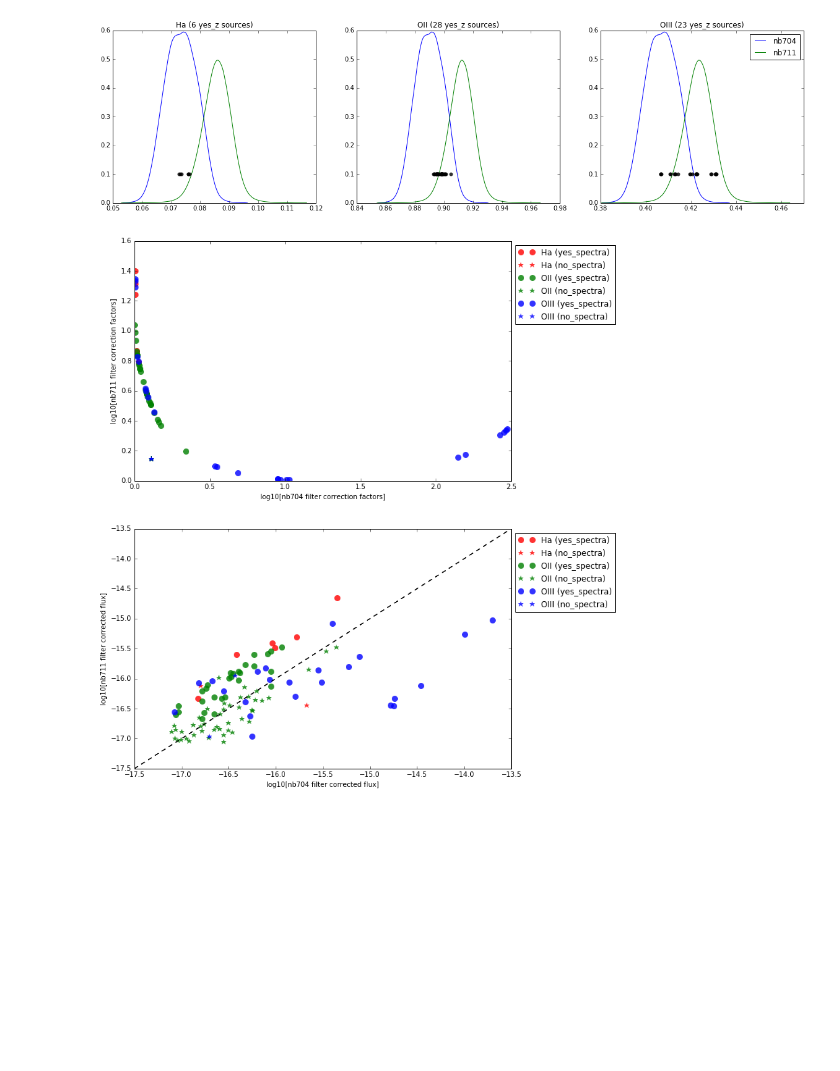
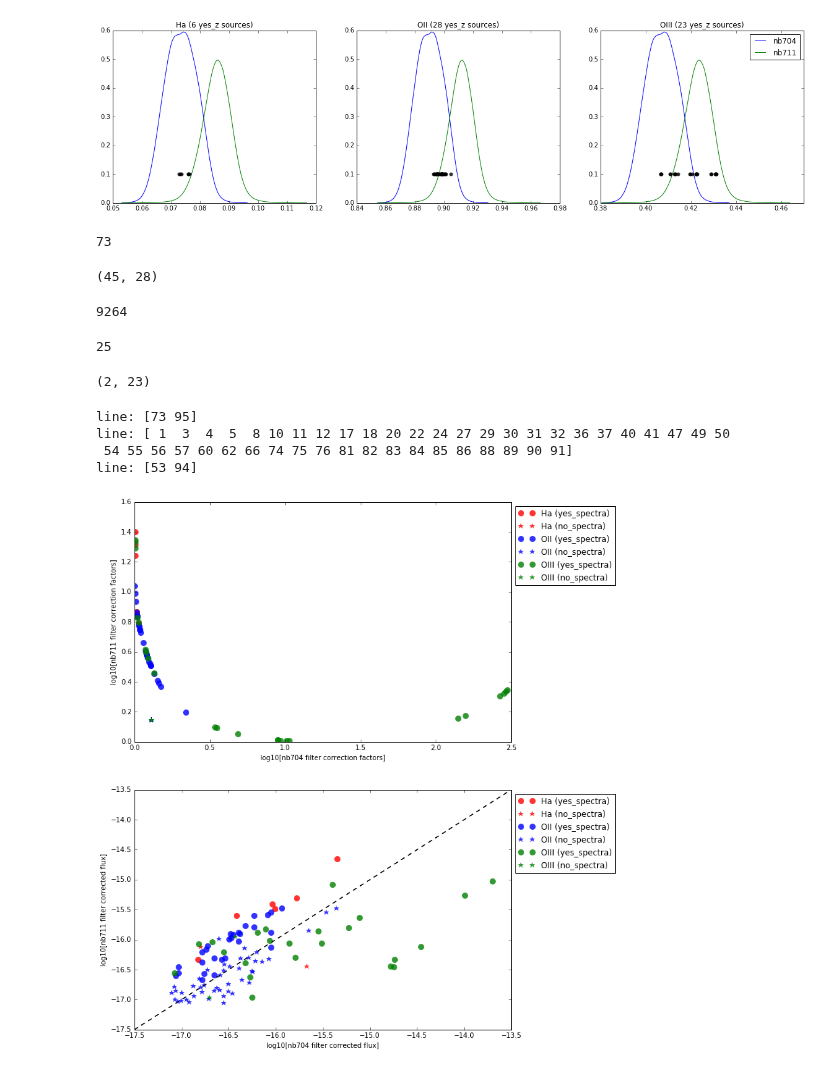
Before and after one commit to kaitshin/LowM_MainSequence, a Jupyter notebook: dual_emitting_filter_corrections.ipynb, the cells around one changed output. Cells and saved outputs as stored; diff of their text form; code cells hidden in the pictures; blank space fills up the shorter version.

```diff
--- a/dual_emitting_filter_corrections.ipynb
+++ b/dual_emitting_filter_corrections.ipynb
@@ -94,3 +122,13 @@ for i, line, ltitle in zip(range(3), [6562.8, 3727.0, 5006.8], ['Ha', 'OII', 'OI
 f.set_size_inches(20,5)
 # %% [output]
 [figure]
+# %%
+a = np.array([x for x in range(len(dual)) if 'OII-NB7' in NAME0[dual][x]])
+
+len(a)
+# %% [output]
+73
+# %%
+len([x for x in zspec0[dual[a]] if x < 0 or x > 9]), len([x for x in zspec0[dual[a]] if x > 0 and x < 9])
+# %% [output]
+(45, 28)
@@ -97,13 +137,26 @@ f.set_size_inches(20,5)
+# %%
+len(NAME0)
+# %% [output]
+9264
+# %%
+a = np.array([x for x in range(len(dual)) if 'OIII-NB7' in NAME0[dual][x]])
+print len(a)
+len([x for x in zspec0[dual[a]] if x < 0 or x > 9]), len([x for x in zspec0[dual[a]] if x > 0 and x < 9])
+# zspec0[dual[a]]
+# %% [output]
+25
+(2, 23)
 # %%
 nb704_filt_corr_factors = np.zeros(len(dual))
 nb711_filt_corr_factors = np.zeros(len(dual))
 
 f, ax = plt.subplots(2,1)
 
-for line, linecent, col in zip(['Ha', 'OII', 'OIII'], [6562.8, 3727.0, 5006.8], ['red','green','blue']):
+for line, linecent, col in zip(['Ha', 'OII', 'OIII'], [6562.8, 3727.0, 5006.8], ['red','blue','green']):
     lmatch = np.array([x for x in range(len(dual)) if line+'-NB7' in NAME0[dual][x]])
     yz = lmatch[np.where((zspec0[dual[lmatch]] > 0) & (zspec0[dual[lmatch]] < 9))[0]]
     nz = lmatch[np.where((zspec0[dual[lmatch]] < 0) | (zspec0[dual[lmatch]] > 9))[0]]
+    print 'line:', nz
 
     ## nb704 corrs
     # no spectra
@@ -123,34 +176,38 @@ for line, linecent, col in zip(['Ha', 'OII', 'OIII'], [6562.8, 3727.0, 5006.8],
     # yes spectra
     z_filt2 = nb711_response['col1'].data/linecent - 1
     yresponse2 = np.array(nb711_response['col2'])
     f2 = interp1d(z_filt2, nb711_response['col2'])
     fcorr2 = np.log10(1.0/(f2(zspec0[dual[yz]])/max(yresponse2)))
     nb711_filt_corr_factors[yz] = fcorr2
 
 
     # plotting
     ax[0].plot(nb704_filt_corr_factors[yz], nb711_filt_corr_factors[yz],
                c=col, marker='o', lw=0, alpha=0.8, ms=9, mew=0, label=line+' (yes_spectra)')
     ax[0].plot(nb704_filt_corr_factors[nz], nb711_filt_corr_factors[nz],
                c=col, marker='*', lw=0, alpha=0.8, ms=9, mew=0, label=line+' (no_spectra)')
     ax[0].set_xlabel('log10[nb704 filter correction factors]')
     ax[0].set_ylabel('log10[nb711 filter correction factors]')
     ax[0].legend(loc='upper left', bbox_to_anchor=(1.0,1.0))
 
     ax[1].plot(allcolsdata['NB704_FLUX'][dual[yz]]+nb704_filt_corr_factors[yz],
                allcolsdata['NB711_FLUX'][dual[yz]]+nb711_filt_corr_factors[yz],
                c=col, marker='o', lw=0, alpha=0.8, ms=9, mew=0, label=line+' (yes_spectra)')
     ax[1].plot(allcolsdata['NB704_FLUX'][dual[nz]]+nb704_filt_corr_factors[nz],
                allcolsdata['NB711_FLUX'][dual[nz]]+nb711_filt_corr_factors[nz],
                c=col, marker='*', lw=0, alpha=0.8, ms=9, mew=0, label=line+' (no_spectra)')
     ax[1].plot([-17.5,-13.5], [-17.5, -13.5], 'k--')
     ax[1].set_xlabel('log10[nb704 filter corrected flux]')
     ax[1].set_ylabel('log10[nb711 filter corrected flux]')
     ax[1].legend(loc='upper left', bbox_to_anchor=(1.0,1.0))
 
 f.set_size_inches(10,14)
 # %% [output]
+line: [73 95]
+line: [ 1  3  4  5  8 10 11 12 17 18 20 22 24 27 29 30 31 32 36 37 40 41 47 49 50
+ 54 55 56 57 60 62 66 74 75 76 81 82 83 84 85 86 88 89 90 91]
+line: [53 94]
-[figure, old version]
+[figure, new version]
 # %%
 # quick histogram of the location of the emission lines vs NB704 and NB711 filters
 #  You would plot: (1+zspec) * [6562.8, 5006.8, or 3727]
```
Also changed, not shown: parts of 7 cells of this notebook.
